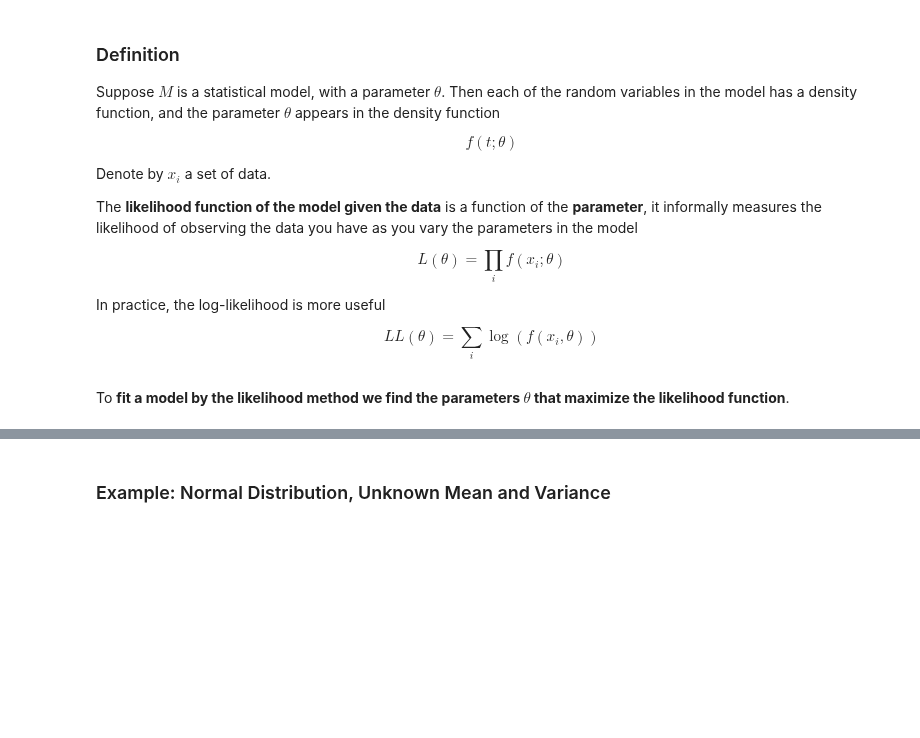
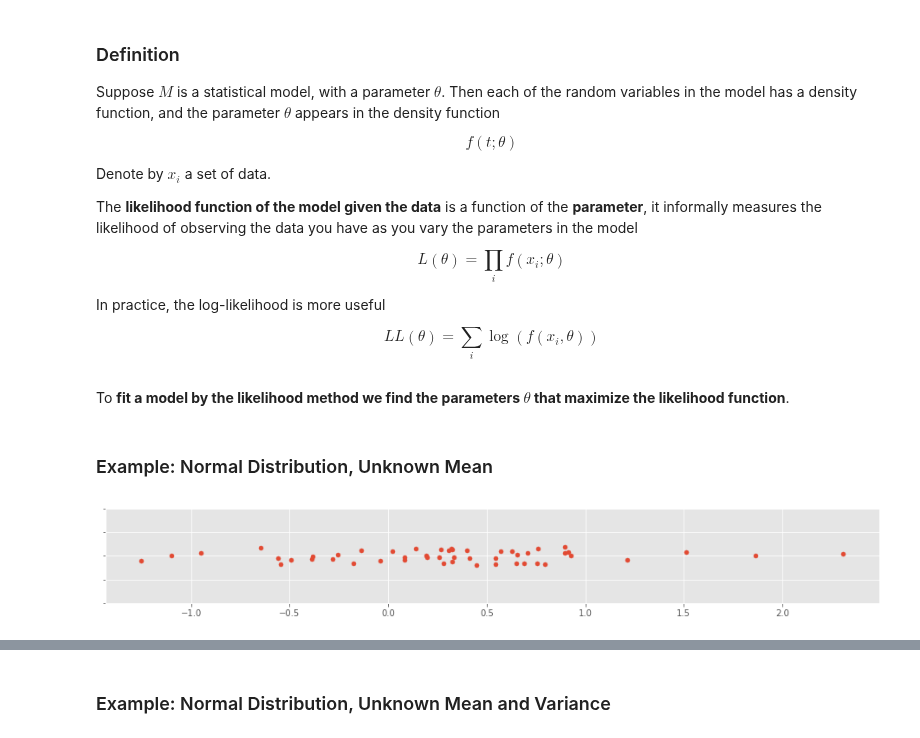
Before and after one commit to wmarshall484/DSI_LECTURES_2, a Jupyter notebook: estimation-sampling/matt_drury/estimation.ipynb, the cells around one changed output, grey strips where cells are left out. Drawn from its saved outputs; the diff is of its cells as text; code cells hidden in the pictures; blank space fills up the shorter version.

```diff
--- a/estimation-sampling/matt_drury/estimation.ipynb
+++ b/estimation-sampling/matt_drury/estimation.ipynb
@@ -384,5 +265,0 @@ for i, mu in enumerate(means):
-# %%
-fit_two_param_model = spl.Normal(mu_hat, np.sqrt(sigma_sq_hat))
-
-fig, ax = plt.subplots(1, figsize=(8, 5))
-superimpose_pdf_of_fit_model(data, fit_two_param_model, ax)
@@ -391,3 +265,0 @@ superimpose_pdf_of_fit_model(data, fit_two_param_model, ax)
-# %%
-fig, ax = plt.subplots(1, figsize=(8, 5))
-superimpose_cdf_of_fit_model(data, fit_two_param_model, ax)
@@ -650,3 +376,10 @@ In practice, the log-likelihood is more useful
 $$ LL(\theta) = \sum_i \log( f(x_i, \theta) ) $$
 # %% [markdown]
 To **fit a model by the likelihood method we find the parameters $\theta$ that maximize the likelihood function**.
+# %% [markdown]
+### Example: Normal Distribution, Unknown Mean
+# %%
+fig, ax = plt.subplots(1, figsize=(16, 2))
+one_dim_scatterplot(data, ax, s=25)
+# %% [output]
+[figure, added]
```
Also changed, not shown: parts of 67 cells of this notebook.
